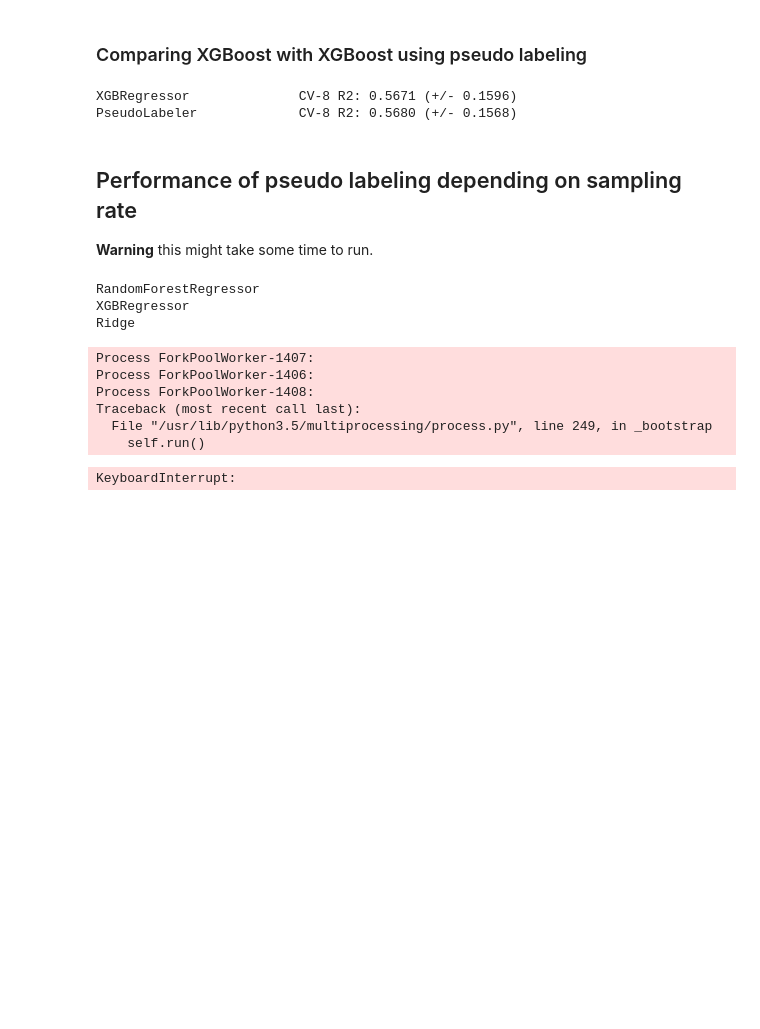
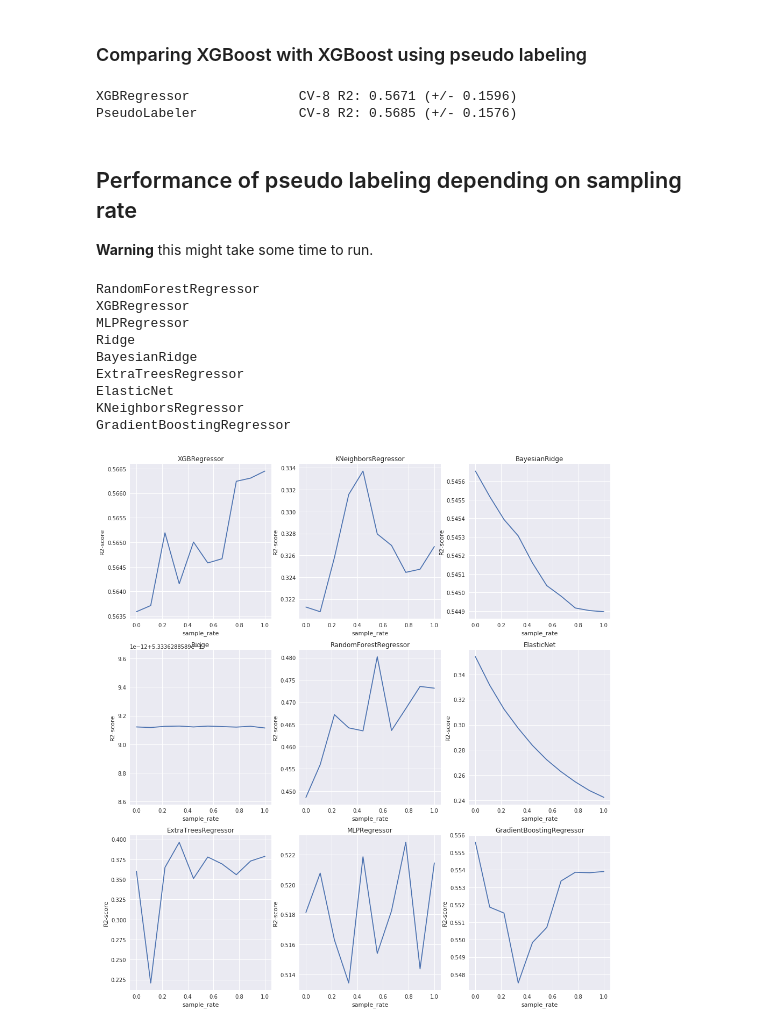
Before and after one commit to Weenkus/data-what-now, a Jupyter notebook: pseudo_labeling_a_simple_semi_supervised_learning_method/pseudo_labeling_a_simple_semi_supervised_learning_method.ipynb, the cells around one changed output. Saved outputs shown, nothing was run; the diff lists cells and outputs as text; code cells hidden in the pictures; blank space fills up the shorter version.

```diff
--- a/pseudo_labeling_a_simple_semi_supervised_learning_method/pseudo_labeling_a_simple_semi_supervised_learning_method.ipynb
+++ b/pseudo_labeling_a_simple_semi_supervised_learning_method/pseudo_labeling_a_simple_semi_supervised_learning_method.ipynb
@@ -217,10 +217,9 @@ array([ 117.95469666,   92.05368805,   76.58103943, ...,  110.41677856,
 # %%
 model_factory = [
     XGBRegressor(nthread=1),
+
     PseudoLabeler(
-        XGBRegressor(
-            nthread=1
-        ),
+        XGBRegressor(nthread=1),
         test,
         features,
         target,
@@ -242,7 +241,7 @@ for model in model_factory:
     ))
 # %% [output]
 XGBRegressor              CV-8 R2: 0.5671 (+/- 0.1596)
-PseudoLabeler             CV-8 R2: 0.5680 (+/- 0.1568)
+PseudoLabeler             CV-8 R2: 0.5685 (+/- 0.1576)
 # %% [markdown]
 ## Performance of pseudo labeling depending on sampling rate
 
@@ -293,26 +292,27 @@ for model in model_factory:
 # %% [output]
 RandomForestRegressor
 XGBRegressor
+MLPRegressor
 Ridge
+BayesianRidge
+ExtraTreesRegressor
+ElasticNet
+KNeighborsRegressor
+GradientBoostingRegressor
-Process ForkPoolWorker-1407:
-Process ForkPoolWorker-1406:
-Process ForkPoolWorker-1408:
-Traceback (most recent call last):
-  File "/usr/lib/python3.5/multiprocessing/process.py", line 249, in _bootstrap
-    self.run()
-KeyboardInterrupt:
 # %%
 plt.figure(figsize=(16, 18))
 
 i = 1
 for model_name, performance in results.items():
     plt.subplot(3, 3, i)
     i += 1
 
-    plt.plot(sampling_rates, performance)
+    plt.plot(sample_rates, performance)
     plt.title(model_name)
     plt.xlabel('sample_rate')
     plt.ylabel('R2-score')
 
 
 plt.show()
+# %% [output]
+[figure, added]
```
Also changed, not shown: parts of 5 cells of this notebook.
